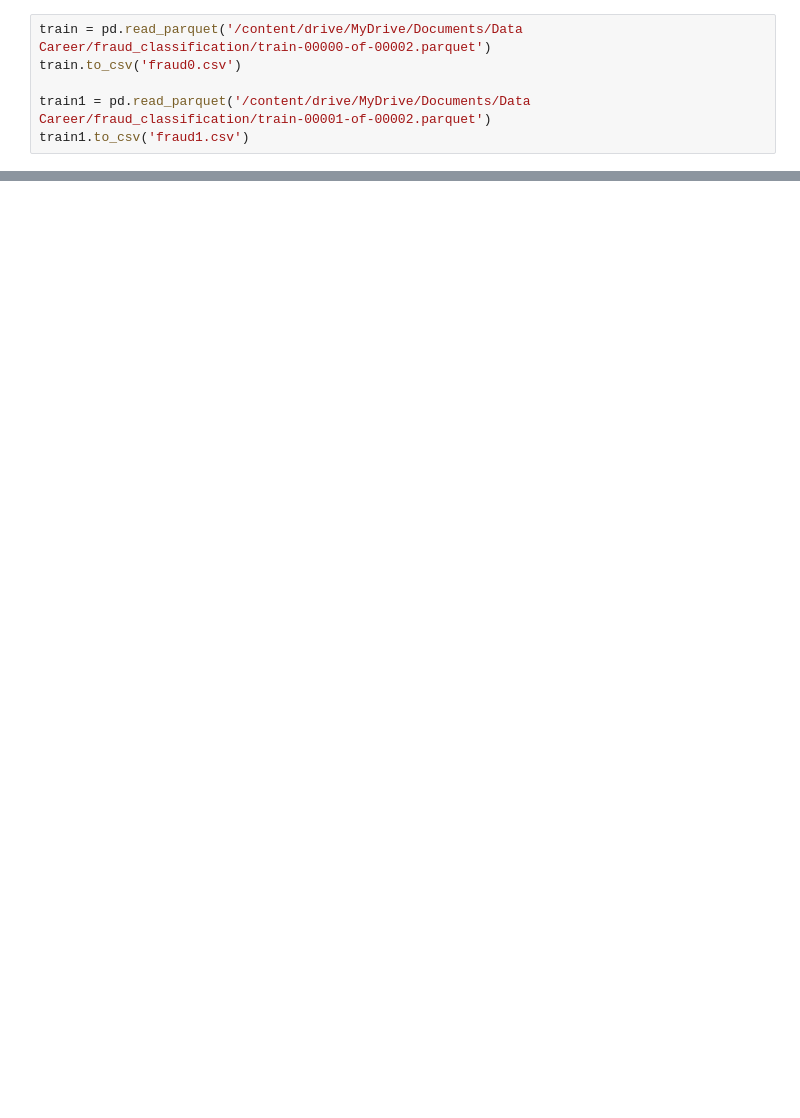
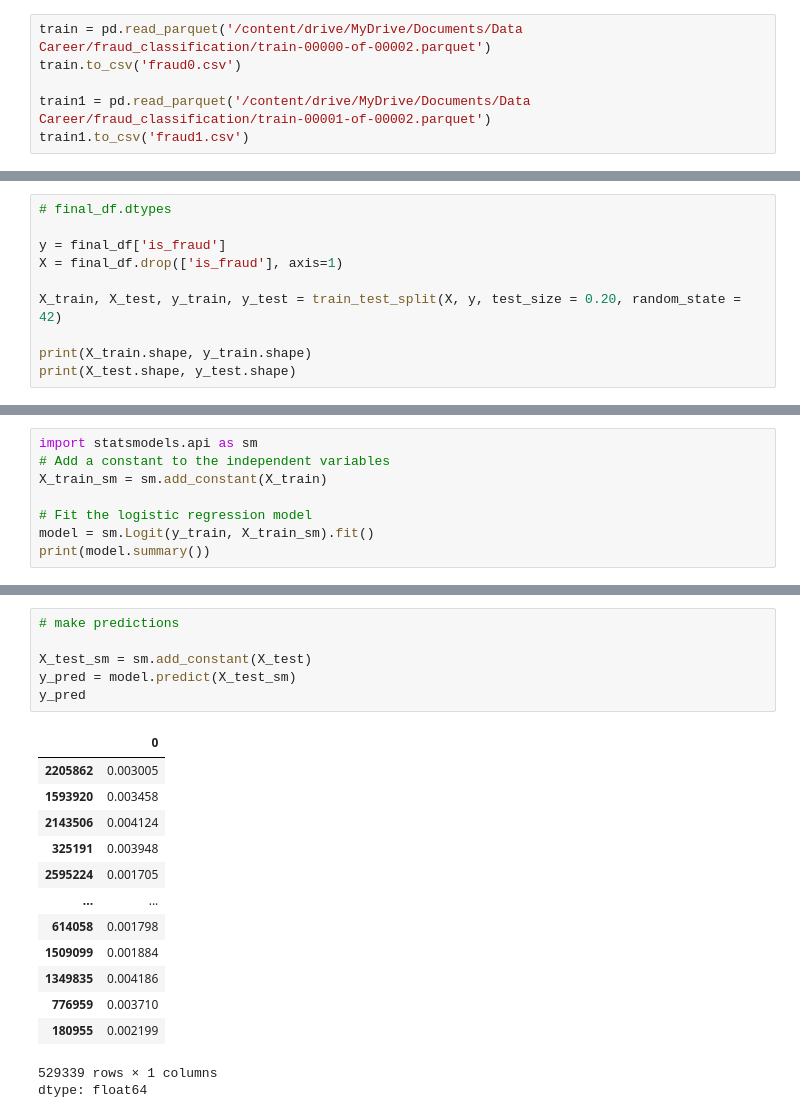
Before and after one commit to lro99/fraud_classification, a Jupyter notebook: Fraud.ipynb, the cells around one changed output, grey strips where cells are left out. Drawn from its saved outputs; the diff is of its cells as text; blank space fills up the shorter version.

```diff
--- a/Fraud.ipynb
+++ b/Fraud.ipynb
@@ -42,0 +116,10 @@ train_df.head()
+# %%
+# final_df.dtypes
+
+y = final_df['is_fraud']
+X = final_df.drop(['is_fraud'], axis=1)
+
+X_train, X_test, y_train, y_test = train_test_split(X, y, test_size = 0.20, random_state = 42)
+
+print(X_train.shape, y_train.shape)
+print(X_test.shape, y_test.shape)
@@ -42,0 +156,8 @@ train_df.head()
+# %%
+import statsmodels.api as sm
+# Add a constant to the independent variables
+X_train_sm = sm.add_constant(X_train)
+
+# Fit the logistic regression model
+model = sm.Logit(y_train, X_train_sm).fit()
+print(model.summary())
@@ -42,0 +182,21 @@ train_df.head()
+# %%
+# make predictions
+
+X_test_sm = sm.add_constant(X_test)
+y_pred = model.predict(X_test_sm)
+y_pred
+# %% [output]
+|  | 0 |
+| 2205862 | 0.003005 |
+| 1593920 | 0.003458 |
+| 2143506 | 0.004124 |
+| 325191 | 0.003948 |
+| 2595224 | 0.001705 |
+| ... | ... |
+| 614058 | 0.001798 |
+| 1509099 | 0.001884 |
+| 1349835 | 0.004186 |
+| 776959 | 0.003710 |
+| 180955 | 0.002199 |
+529339 rows × 1 columns
+dtype: float64
```
Also changed, not shown: parts of 17 cells of this notebook.
